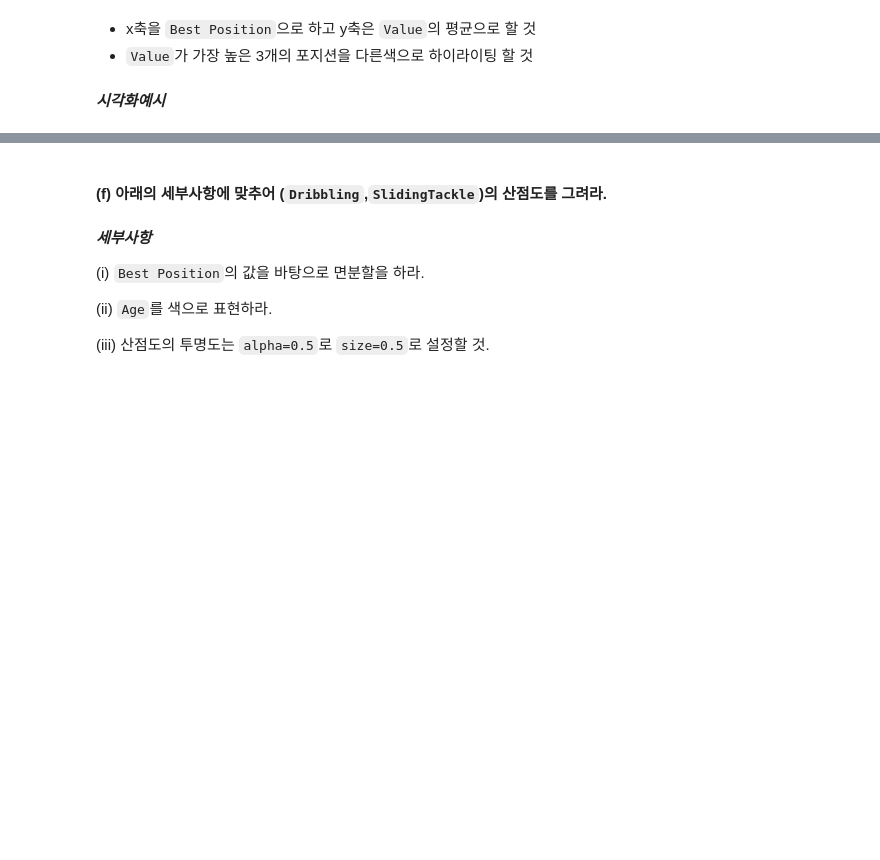
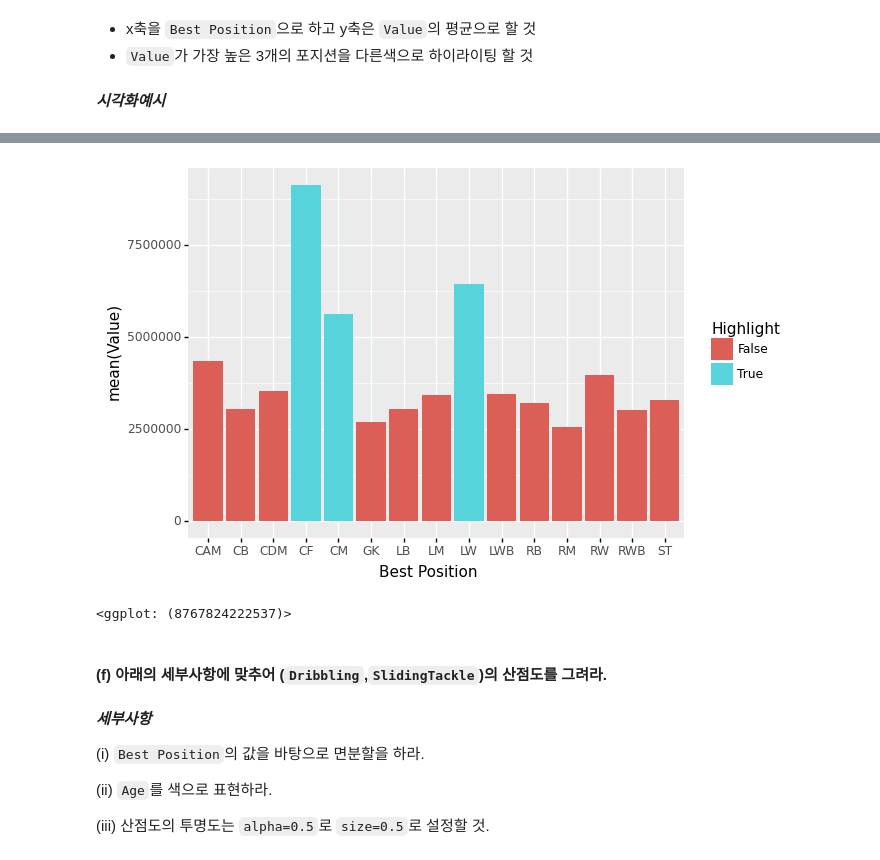
Before and after one commit to guebin/2021STDV, a Jupyter notebook: _notebooks/2021-11-07-midsol.ipynb, the cells around one changed output, grey strips where cells are left out. Cells and saved outputs as stored; diff of their text form; code cells hidden in the pictures; blank space fills up the shorter version.

````diff
--- a/_notebooks/2021-11-07-midsol.ipynb
+++ b/_notebooks/2021-11-07-midsol.ipynb
@@ -92,6 +143,22 @@ def convert_currency(value):
     return floatvalue
 ```
 - 코드출처: https://www.kaggle.com/talhademirezen/cost-effective-youth-players-fifa22
+# %%
+def convert_currency(value):
+    floatvalue = 0.0
+    strvalue=""
+    if "M" in value:
+        strvalue=value.replace("M","").replace("€","")
+        floatvalue=float(float(strvalue)*1000000)
+    elif "K" in value:
+        strvalue=value.replace("K","").replace("€","")
+        floatvalue=float(float(strvalue)*1000)
+    else:
+        floatvalue=value.replace("€","")
+    return floatvalue
+# %%
+df=df.iloc[:,map(lambda x: 'Loaned From' != x and 'Marking' != x ,df.columns )].dropna()
+df['Wage']=list(map(convert_currency,df.Wage))
 # %% [markdown]
 #### (e) 아래의 세부사항에 맞춰서 `Best Position`에 따른 시장가치(`Value`)의 평균을 barplot을 이용하여 시각화 하라.
 # %% [markdown]
@@ -103,0 +169,2 @@ def convert_currency(value):
+# %%
+df['Value']=list(map(convert_currency,df.Value))
@@ -103,0 +173,7 @@ def convert_currency(value):
+# %%
+_df=df.groupby('Best Position').agg({'Value':np.mean})\
+.rename(columns={'Value':'mean(Value)'})\
+.sort_values('mean(Value)',ascending=False)\
+.reset_index()
+_df['Highlight']=_df['mean(Value)']>=_df['mean(Value)'][2]
+_df
@@ -104,3 +199,8 @@ def convert_currency(value):
+# %%
+ggplot(_df)+geom_bar(aes(x='Best Position',y='mean(Value)',fill='Highlight'),stat='identity')
+# %% [output]
+[figure, added]
+<ggplot: (8767824222537)>
 # %% [markdown]
 #### (f) 아래의 세부사항에 맞추어 (`Dribbling`,`SlidingTackle`)의 산점도를 그려라.
 # %% [markdown]
````
Also changed, not shown: parts of 21 cells of this notebook.
